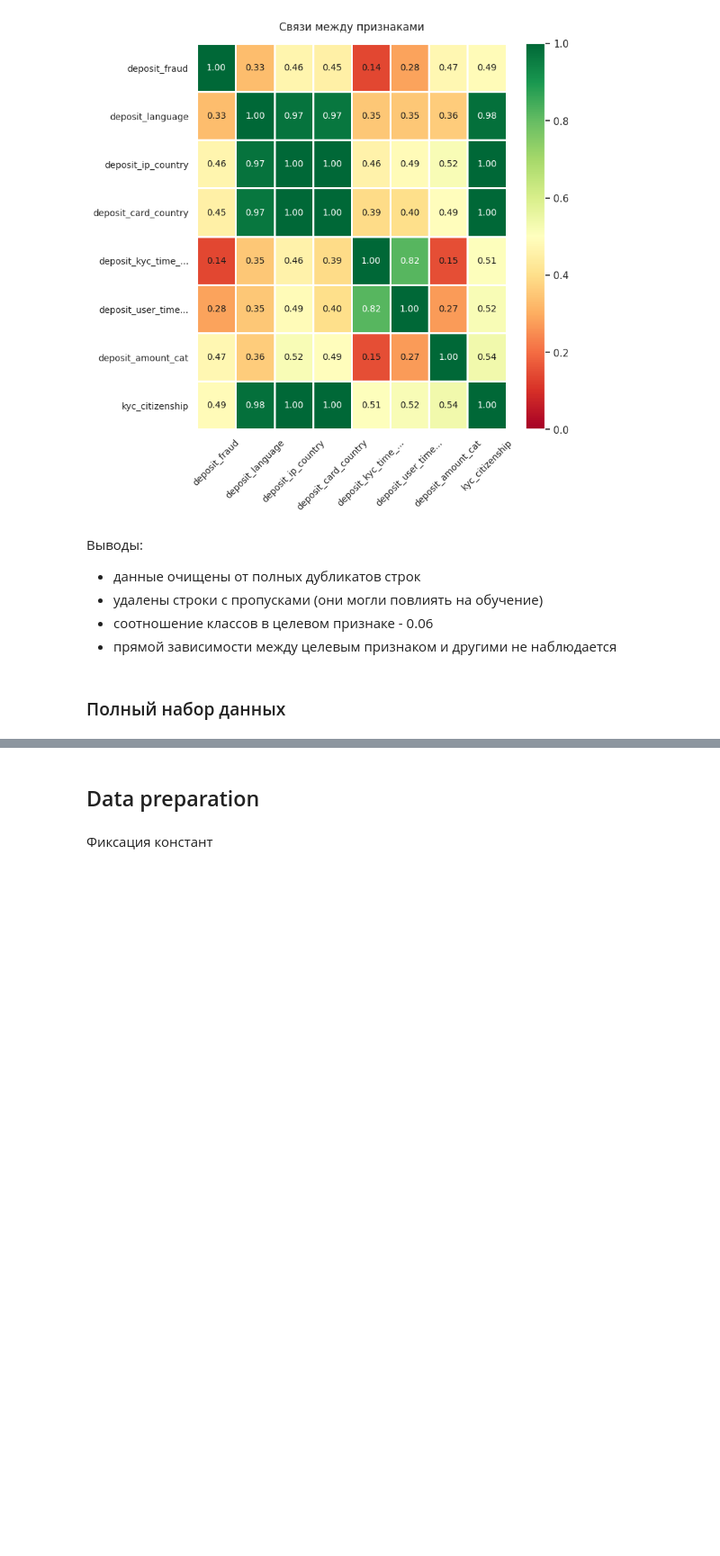
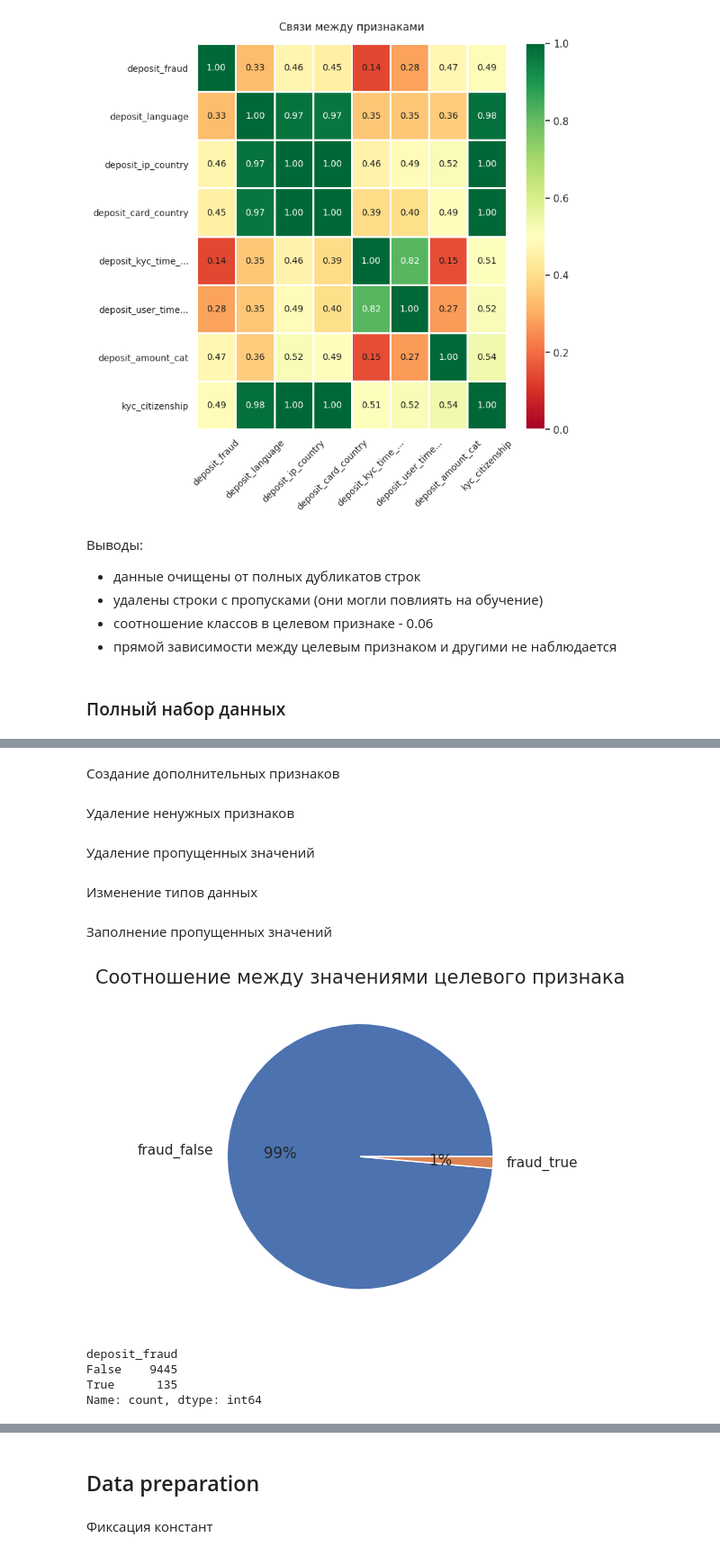
Before and after one commit to denis-42ds/detection_of_deposit_fraudscore, a Jupyter notebook: detection_of_deposit_fraudscore.ipynb, the cells around one changed output, grey strips where cells are left out. Shown at 90% size. Saved outputs shown, nothing was run; the diff lists cells and outputs as text; code cells hidden in the pictures; blank space fills up the shorter version.

```diff
--- a/detection_of_deposit_fraudscore.ipynb
+++ b/detection_of_deposit_fraudscore.ipynb
@@ -172,0 +240,2 @@ df_full.sample(5)
+# %% [markdown]
+Создание дополнительных признаков
@@ -172,0 +258,43 @@ df_full.sample(5)
+# %% [markdown]
+Удаление ненужных признаков
+# %%
+df = df.drop(['deposit_disputed',
+              'deposit_status',
+              'user_created_at',
+              'kyc_created_at',
+              'deposit_id',
+              'deposit_created_at',
+              'deposit_ip',
+              'deposit_failure_message',
+              'deposit_device',
+              'deposit_language'],
+             axis=1)
+# %% [markdown]
+Удаление пропущенных значений
+# %%
+df = df.dropna(subset=['deposit_fraud',
+                       'deposit_amount',
+                       'deposit_card_country',
+                       'user_country_code'])
+# вместо 144 остаётся 135 меток
+# %% [markdown]
+Изменение типов данных
+# %%
+df['deposit_fraud'] = df['deposit_fraud'].astype(bool)
+# %% [markdown]
+Заполнение пропущенных значений
+# %%
+df['deposit_card_ps'] = df['deposit_card_ps'].fillna('unknown')
+# %%
+sizes = [df['deposit_fraud'].value_counts()[0], df['deposit_fraud'].value_counts()[1]]
+fig1, ax1 = plt.subplots()
+ax1.pie(sizes, labels=labels, autopct='%1.0f%%')
+plt.title('Соотношение между значениями целевого признака', size=15)
+plt.show()
+df['deposit_fraud'].value_counts()
+# %% [output]
+[figure, added]
+deposit_fraud
+False    9445
+True      135
+Name: count, dtype: int64
```
Also changed, not shown: parts of 41 cells of this notebook, 8 other files.
